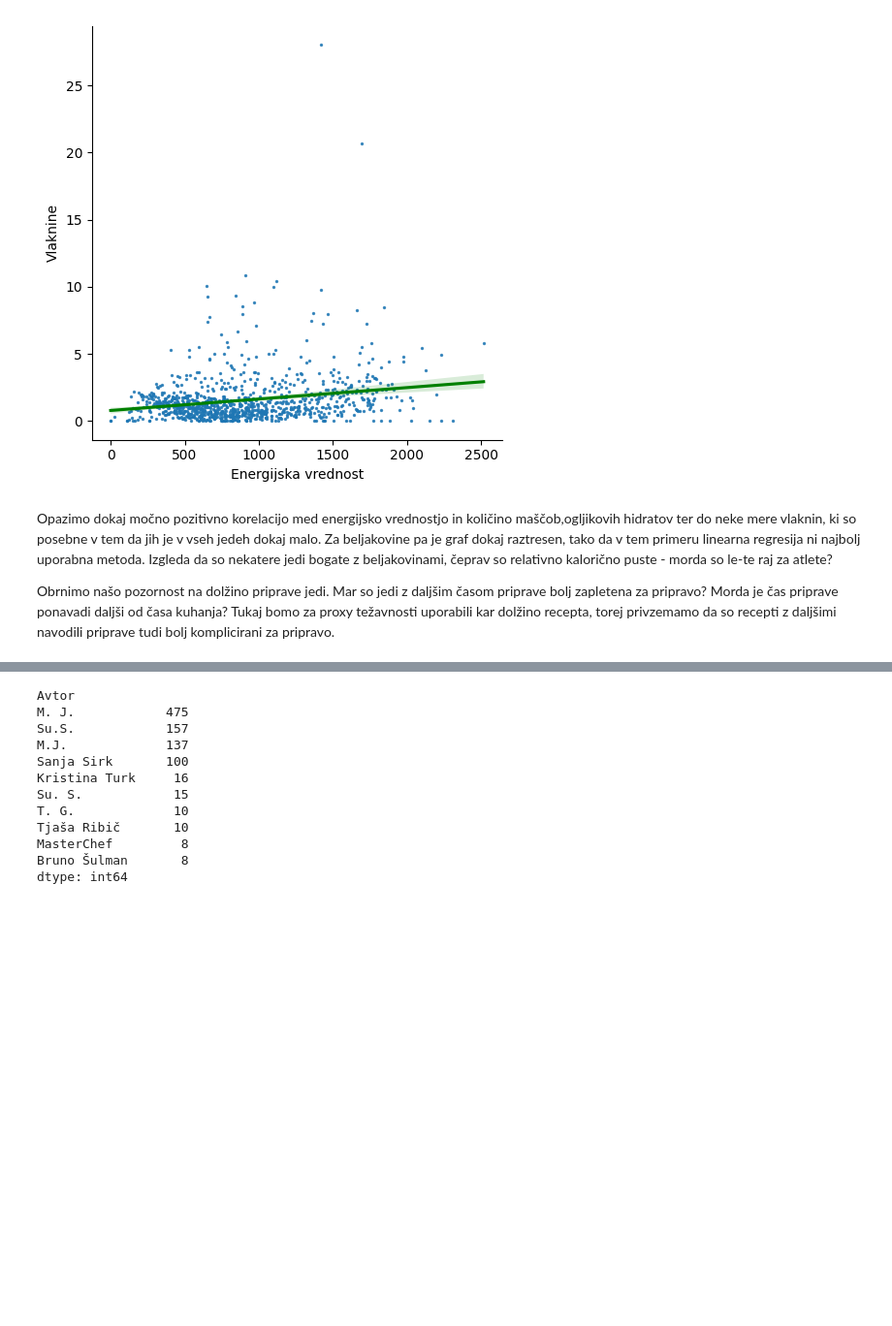
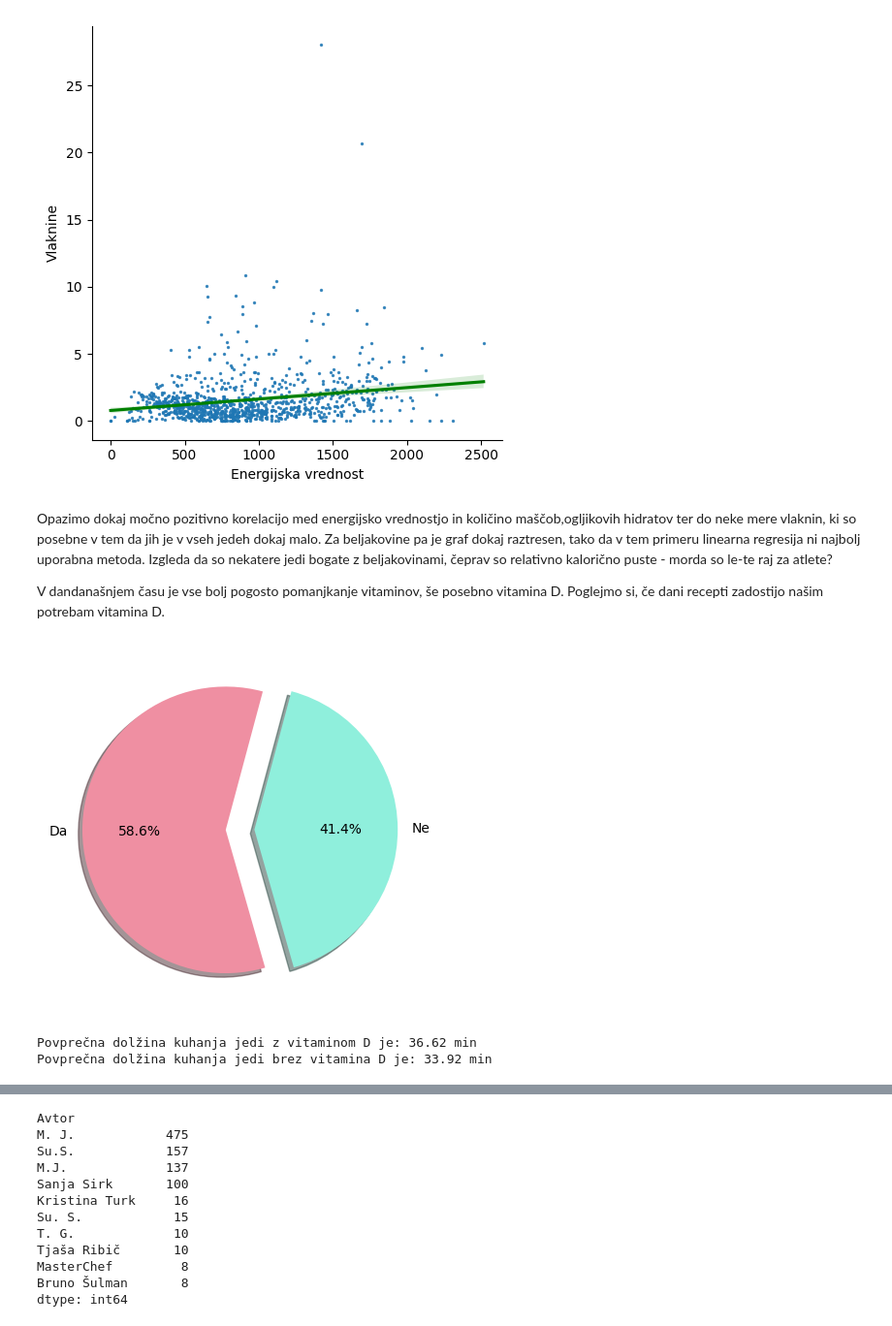
Before and after one commit to borbrudar/uvp, a Jupyter notebook: analiza.ipynb, the cells around one changed output, grey strips where cells are left out. Shown at 97% size. Saved outputs shown, nothing was run; the diff lists cells and outputs as text; code cells hidden in the pictures; blank space fills up the shorter version.

```diff
--- a/analiza.ipynb
+++ b/analiza.ipynb
@@ -60,4 +65,18 @@ sns.lmplot(x="Energijska vrednost",y="Vlaknine",data=recepti,fit_reg=True, line_
 # %% [markdown]
 Opazimo dokaj močno pozitivno korelacijo med energijsko vrednostjo in količino maščob,ogljikovih hidratov ter do neke mere vlaknin, ki so posebne v tem da jih je v vseh jedeh dokaj malo. Za beljakovine pa je graf dokaj raztresen, tako da v tem primeru linearna regresija ni najbolj uporabna metoda. Izgleda da so nekatere jedi bogate z beljakovinami, čeprav so relativno kalorično puste - morda so le-te raj za atlete?
 
-Obrnimo našo pozornost na dolžino priprave jedi. Mar so jedi z daljšim časom priprave bolj zapletena za pripravo? Morda je čas priprave ponavadi daljši od časa kuhanja? Tukaj bomo za proxy težavnosti uporabili kar dolžino recepta, torej privzemamo da so recepti z daljšimi navodili priprave tudi bolj komplicirani za pripravo.
+V dandanašnjem času je vse bolj pogosto pomanjkanje vitaminov, še posebno vitamina D. Poglejmo si, če dani recepti zadostijo našim potrebam vitamina D.
+# %%
+recepti.loc[recepti["Vitamin D"] == 0.0, "Vitamin D"] = "Ne"
+recepti.loc[recepti["Vitamin D"] != "Ne", "Vitamin D"] = "Da"
+plt.pie(recepti["Vitamin D"].value_counts(), labels=recepti["Vitamin D"].value_counts().index,
+        startangle=75, autopct='%1.1f%%', shadow=True, explode=[0, 0.2], colors=["#ef8fa2", "#8fefdc"])
+plt.show()
+print("Povprečna dolžina kuhanja jedi z vitaminom D je: " +
+      "{:.2f}".format(recepti[recepti["Vitamin D"] == "Da"].agg("Cas kuhanja").mean()) + " min")
+print("Povprečna dolžina kuhanja jedi brez vitamina D je: " +
+      "{:.2f}".format(recepti[recepti["Vitamin D"] == "Ne"].agg("Cas kuhanja").mean()) + " min")
+# %% [output]
+[figure, added]
+Povprečna dolžina kuhanja jedi z vitaminom D je: 36.62 min
+Povprečna dolžina kuhanja jedi brez vitamina D je: 33.92 min
```
Also changed, not shown: parts of 32 cells of this notebook, 4 other files.
